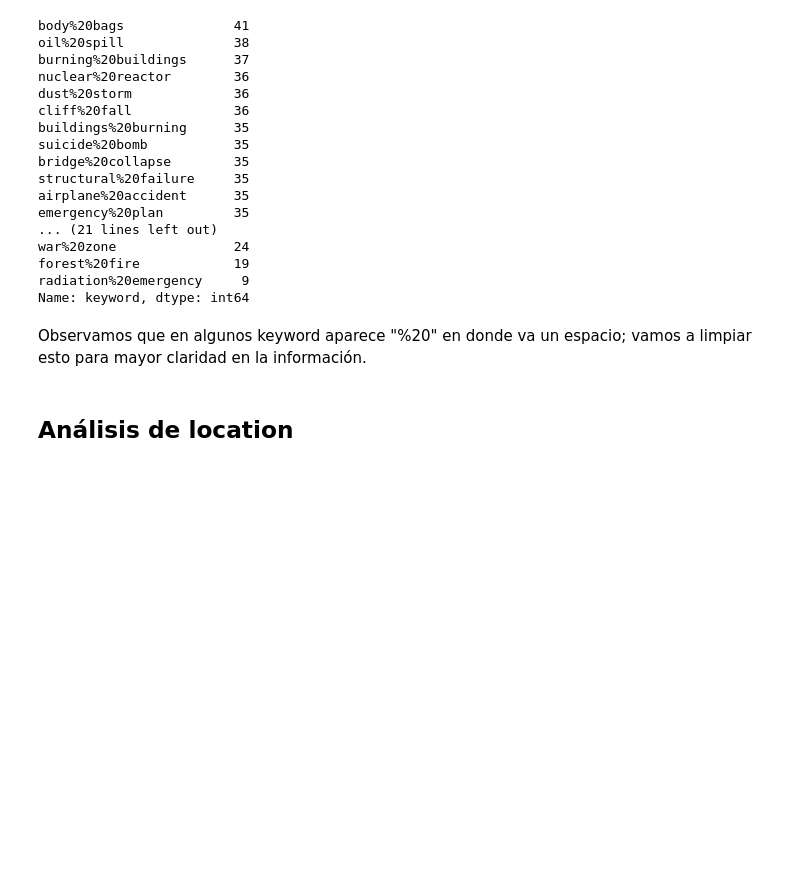
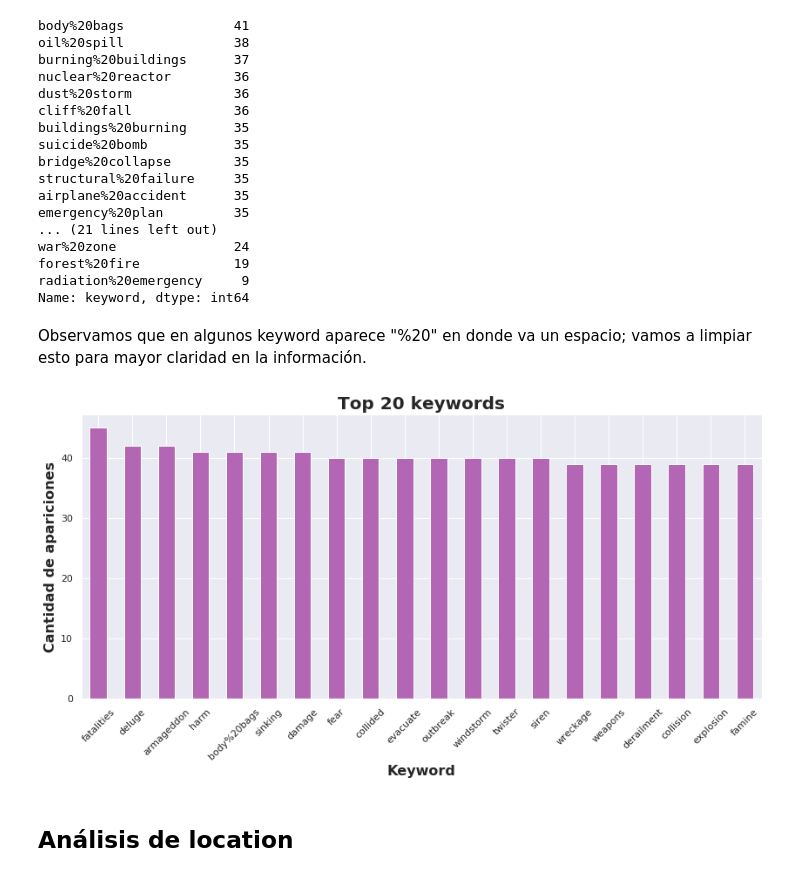
Before and after one commit to alepenaa94/TP1_Real_or_Not, a Jupyter notebook: TP1_Real_or_Not.ipynb, the cells around one changed output. Cells and saved outputs as stored; diff of their text form; code cells hidden in the pictures; blank space fills up the shorter version.

Commit message:
grafico keywords

```diff
--- a/TP1_Real_or_Not.ipynb
+++ b/TP1_Real_or_Not.ipynb
@@ -122,6 +122,16 @@ Name: keyword, dtype: int64
 Observamos que en algunos keyword aparece "%20" en donde va un espacio; vamos a limpiar esto para mayor claridad en la información.
 # %%
 train_df['keyword'] = train_df['keyword'].str.replace('%20',' ')
+# %%
+# TOP 20 KEYWORDS
+plot = train_df['keyword'].value_counts()[0:20].plot(kind='bar',figsize=(14,6), color=(0.7,0.4,0.7))
+
+plot.set_title('Top 20 keywords', fontsize=20,weight='bold');
+plot.set_xlabel('Keyword', fontsize=16,weight='bold')
+plot.set_ylabel('Cantidad de apariciones', fontsize=16,weight='bold')
+plt.xticks(rotation=45);
+# %% [output]
+[figure, added]
 # %% [markdown]
 ## Análisis de location<a id='link_2'></a>
 # %%
```
Also changed, not shown: parts of 1 cell of this notebook.
